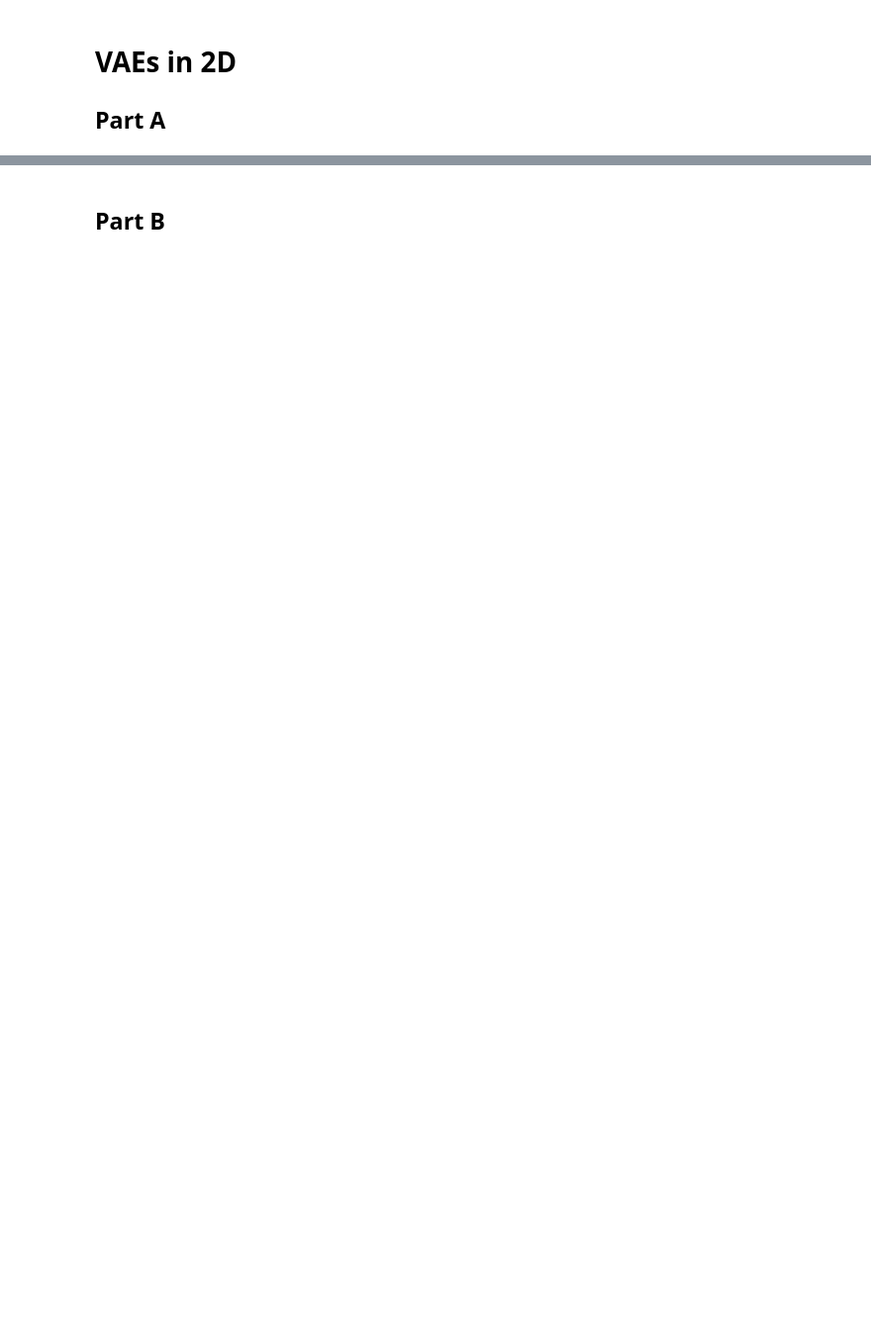
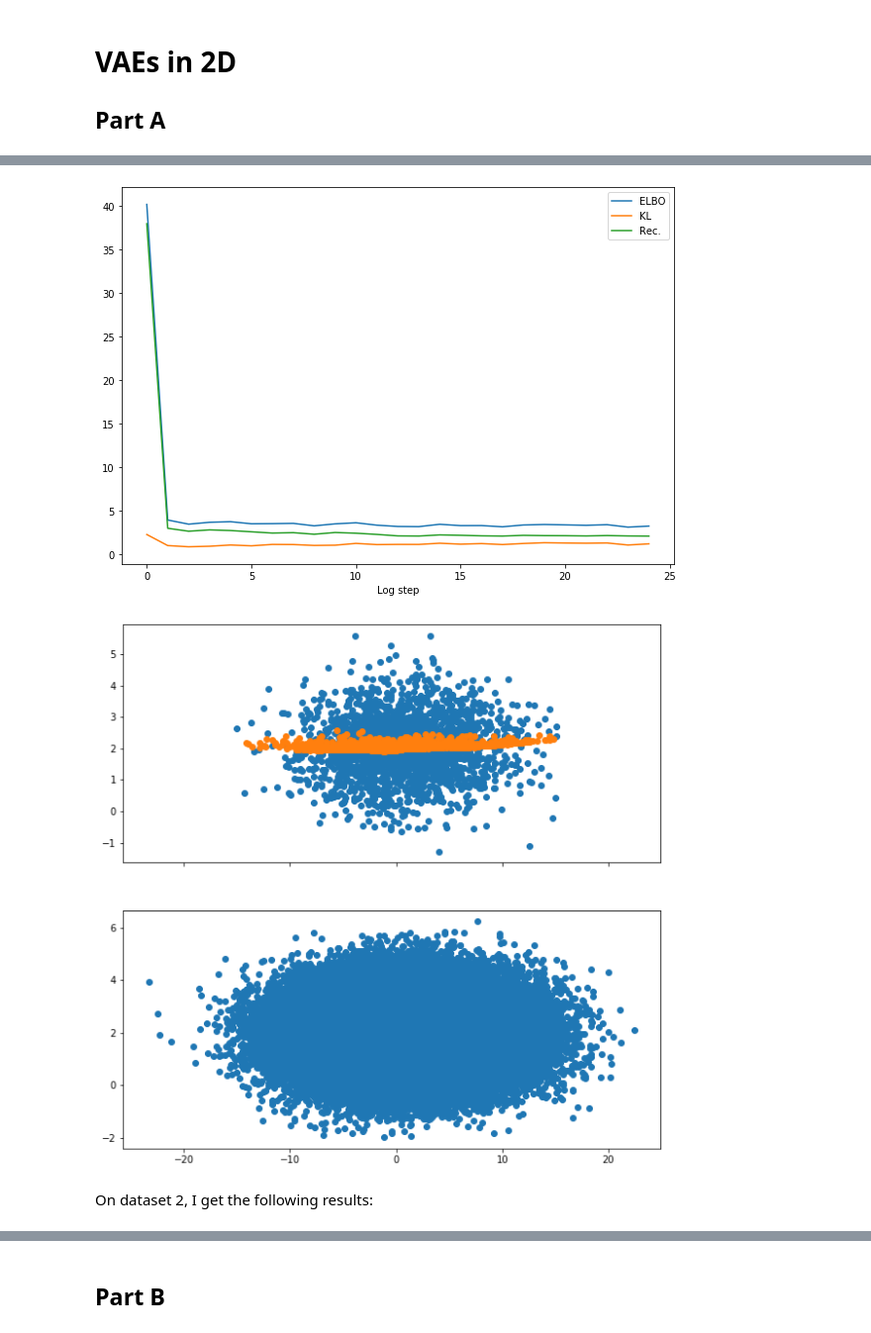
Before and after one commit to mzenk/dul-course, a Jupyter notebook: DUL_ex3/evaluation.ipynb, the cells around one changed output, grey strips where cells are left out. Shown at 99% size. Drawn from its saved outputs; the diff is of its cells as text; code cells hidden in the pictures; blank space fills up the shorter version.

```diff
--- a/DUL_ex3/evaluation.ipynb
+++ b/DUL_ex3/evaluation.ipynb
@@ -69,0 +154,2 @@ sns.jointplot(samples[:, 0], samples[:, 1])
+# %%
+vae_1B, loss_1B, kl_1B, rec_1B = eval_routine(train_data1, 'B')
@@ -69,0 +174,8 @@ sns.jointplot(samples[:, 0], samples[:, 1])
+# %%
+plot_loss(loss_1B, kl_1B, rec_1B)
+visualize_samples(2000, vae_1B, data1)
+# %% [output]
+[figure, added]
+[figure, added]
+# %% [markdown]
+On dataset 2, I get the following results:
```
Also changed, not shown: parts of 20 cells of this notebook, 3 other files.
